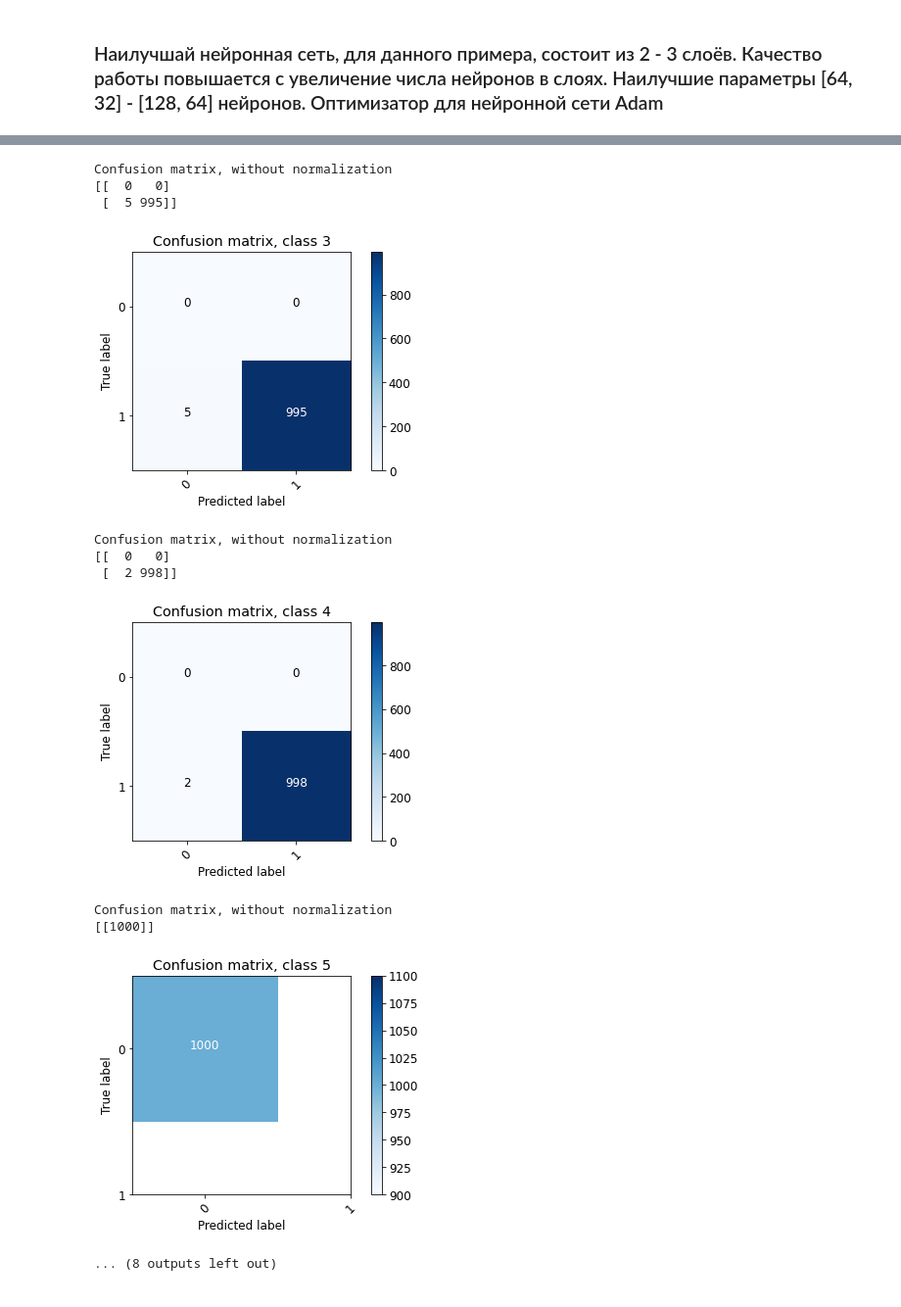
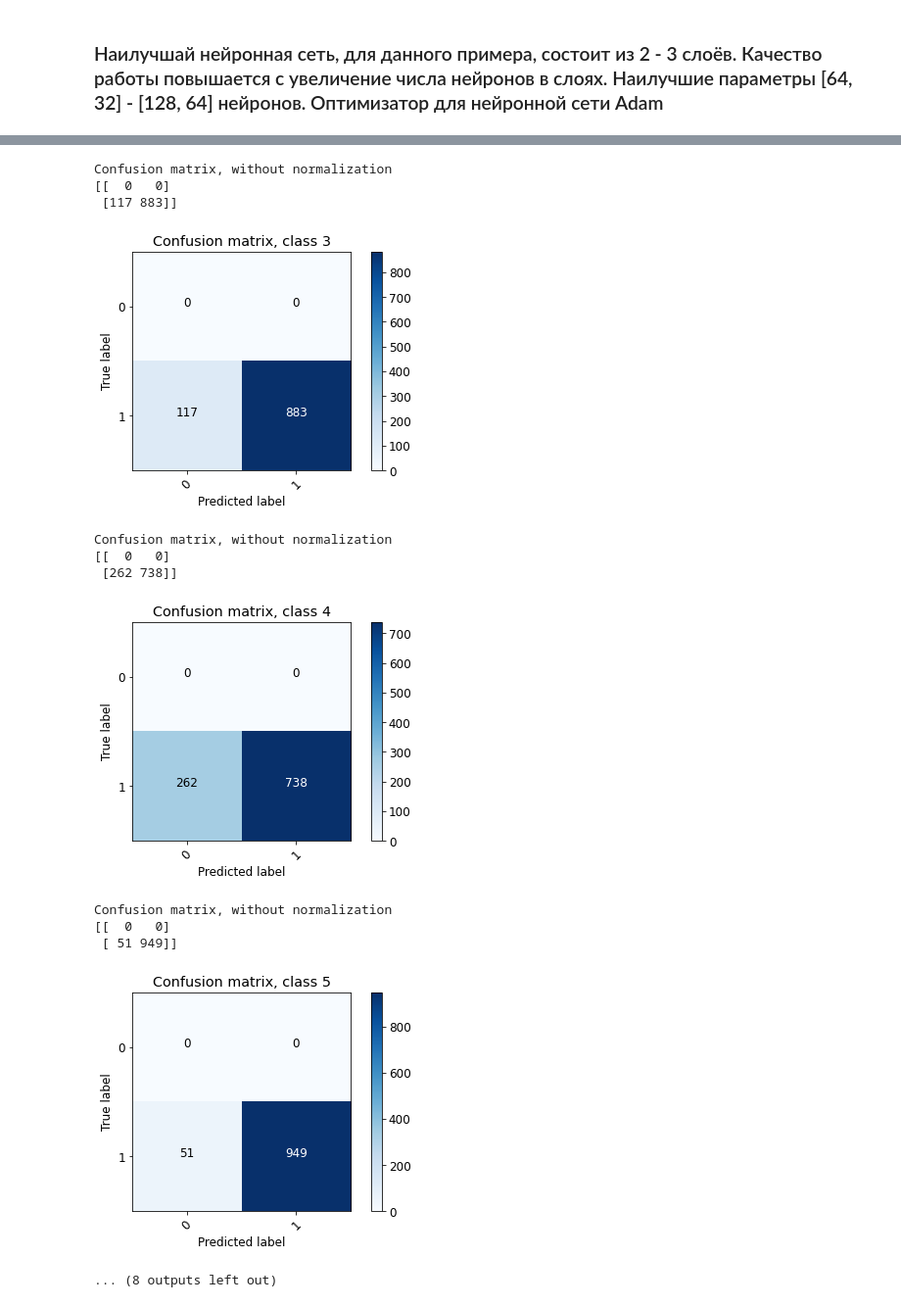
Before and after one commit to AlekseyZhilin/neron, a Jupyter notebook: Untitled2.ipynb, the cells around one changed output, grey strips where cells are left out. Shown: that part at 98% size. Drawn from its saved outputs; the diff is of its cells as text; code cells hidden in the pictures.

```diff
--- a/Untitled2.ipynb
+++ b/Untitled2.ipynb
@@ -528,7 +528,8 @@ plt.rc('font', **font)
 for col in range(10):
     id1 =[i for i, val in enumerate(y_test) if val[col]== 1]
     test_v = [val[col] for i, val in enumerate(y_test[id1])]
-    pred_v = [val[col] for i, val in enumerate(y_pred[id1])]
+    #pred_v = [val[col] for i, val in enumerate(y_pred[id1])]
+    pred_v = [val[col] if val[col] == np.max(val) else 0 for i, val in enumerate(y_pred[id1])]
 
     cnf_matrix = confusion_matrix(np.array(test_v), np.array(pred_v)>0.5)
     plt.figure(figsize=(6, 4))
@@ -551,13 +552,14 @@ Confusion matrix, without normalization
 Confusion matrix, without normalization
 [[  0   0]
- [  5 995]]
+ [117 883]]
-[figure, old version]
+[figure, new version]
 Confusion matrix, without normalization
 [[  0   0]
- [  2 998]]
+ [262 738]]
-[figure, old version]
+[figure, new version]
 Confusion matrix, without normalization
-[[1000]]
+[[  0   0]
+ [ 51 949]]
-[figure, old version]
+[figure, new version]
 ... (8 outputs left out)
 # %%
```
Also changed, not shown: parts of 5 cells of this notebook.
